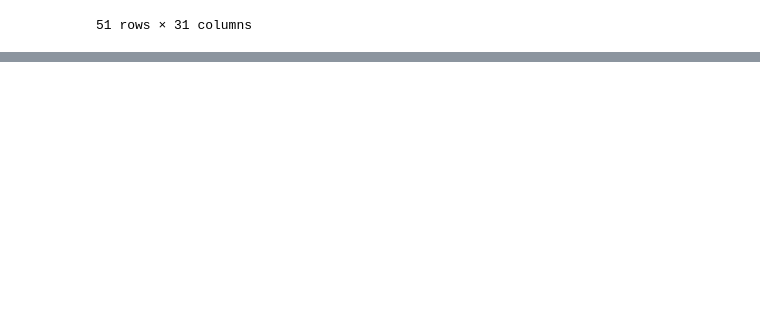
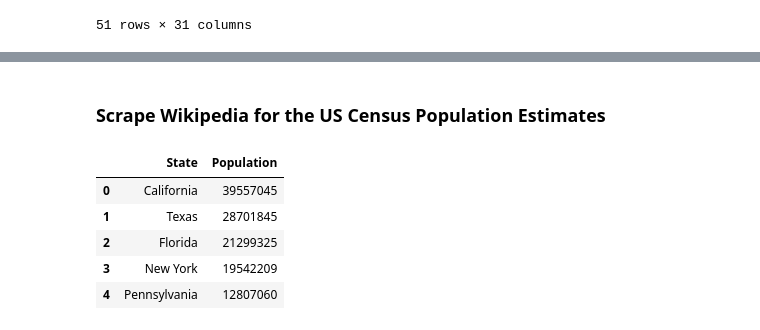
Before and after one commit to nadireag/ETL-Project, a Jupyter notebook: EnergyETL.ipynb, the cells around one changed output, grey strips where cells are left out. Drawn from its saved outputs; the diff is of its cells as text; code cells hidden in the pictures; blank space fills up the shorter version.

Commit message:
add wikipedia scrape to JP notebook

```diff
--- a/EnergyETL.ipynb
+++ b/EnergyETL.ipynb
@@ -76,3 +76,30 @@ energy_df
 | 48 | West Virginia | 3023 | 52693 | 4220.0 | 0 | 4951 | NaN | ... |
 | 49 | Wisconsin | 54938 | 5042258 | 13939.0 | 0 | 255266 | 317754.0 | ... |
 | 50 | Wyoming | 7232 | 5727224 | 1550.0 | 5406407 | 1653856 | NaN | ... |
+# %% [markdown]
+### Scrape Wikipedia for the US Census Population Estimates
+# %%
+# Store the Wikipedia URL
+wiki_url = "https://en.wikipedia.org/wiki/List_of_states_and_territories_of_the_United_States_by_population#cite_note-5"
+
+# Use Pandas to scrape Wikipedia page for tables
+wiki_tables = pd.read_html(wiki_url)
+
+# Grab the first table
+pop_est_df = wiki_tables[0]
+
+# Grab the State & Population est. for 2018
+pop_est_df = pop_est_df[['Name', 'Population estimate, July 1, 2018[5]']]
+
+# Rename the columns
+pop_est_df = pop_est_df.rename(columns={"Name": "State", "Population estimate, July 1, 2018[5]": "Population"})
+
+# Display the new DataFrame
+pop_est_df.head()
+# %% [output]
+|  | State | Population |
+| 0 | California | 39557045 |
+| 1 | Texas | 28701845 |
+| 2 | Florida | 21299325 |
+| 3 | New York | 19542209 |
+| 4 | Pennsylvania | 12807060 |
```
Also changed, not shown: 1 other file.
